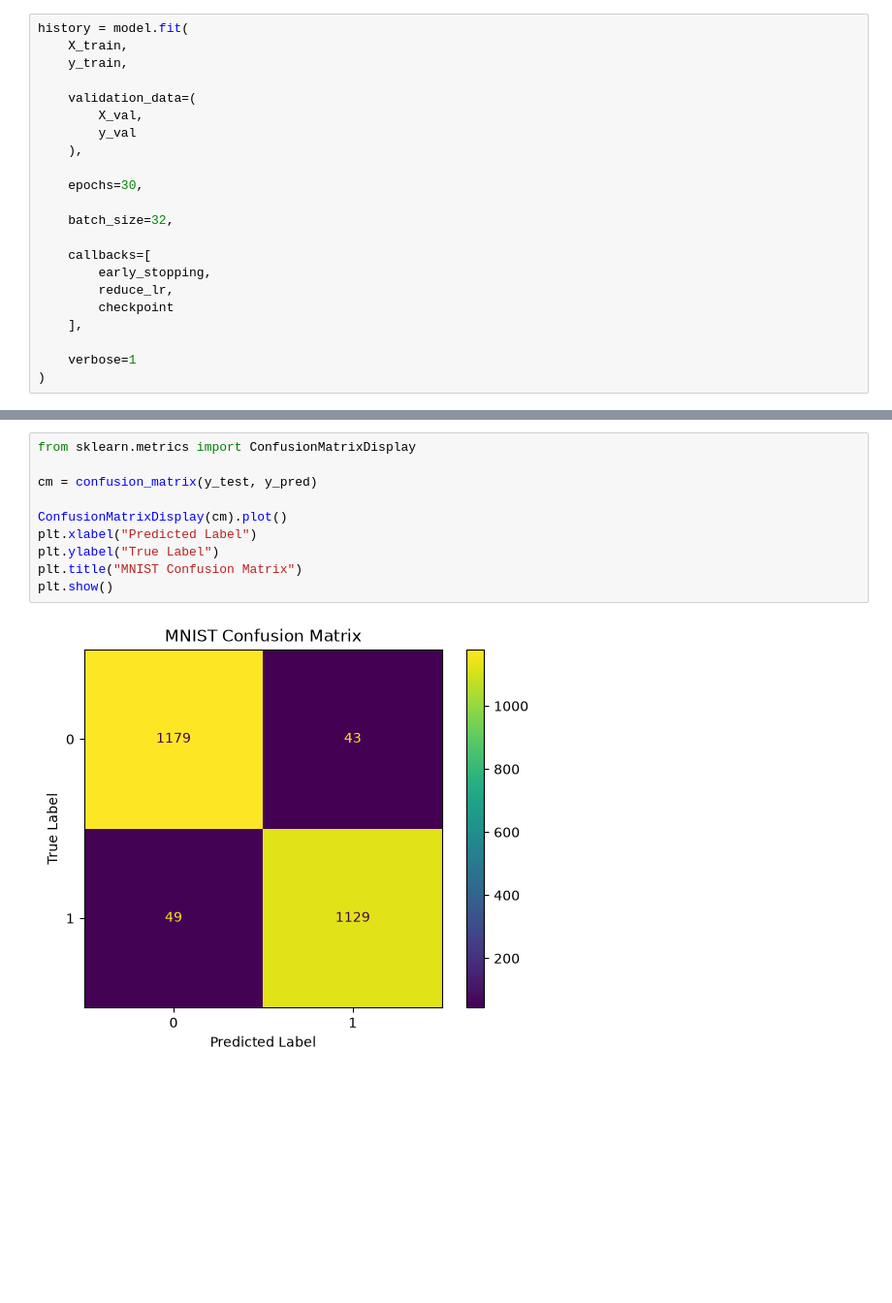
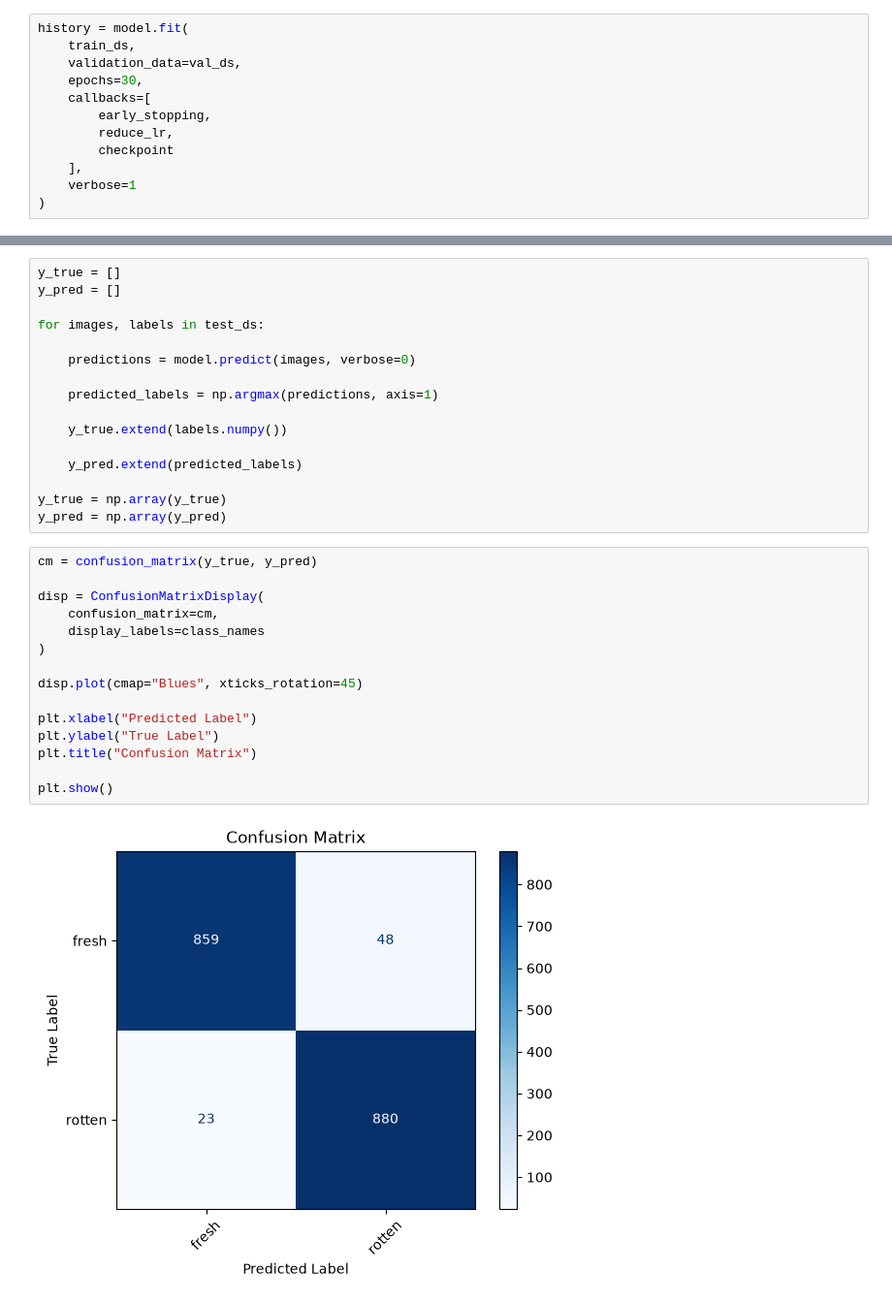
Before and after one commit to shashipreetham123/Freshness-Detection-Notebook, a Jupyter notebook: Building-Model.ipynb, the cells around one changed output, grey strips where cells are left out. Shown at 97% size. Saved outputs shown, nothing was run; the diff lists cells and outputs as text; blank space fills up the shorter version.

```diff
--- a/Building-Model.ipynb
+++ b/Building-Model.ipynb
@@ -237,23 +204,13 @@ checkpoint = ModelCheckpoint(
 )
 # %%
 history = model.fit(
-    X_train,
-    y_train,
-
-    validation_data=(
-        X_val,
-        y_val
-    ),
-
+    train_ds,
+    validation_data=val_ds,
     epochs=30,
-
-    batch_size=32,
-
     callbacks=[
         early_stopping,
         reduce_lr,
         checkpoint
     ],
-
     verbose=1
 )
@@ -277,15 +243,36 @@ y_pred = np.argmax(y_pred_probability, axis=1)
+# %%
+y_true = []
+y_pred = []
+
+for images, labels in test_ds:
+
+    predictions = model.predict(images, verbose=0)
+
+    predicted_labels = np.argmax(predictions, axis=1)
+
+    y_true.extend(labels.numpy())
+
+    y_pred.extend(predicted_labels)
+
+y_true = np.array(y_true)
+y_pred = np.array(y_pred)
 # %%
-from sklearn.metrics import ConfusionMatrixDisplay
+cm = confusion_matrix(y_true, y_pred)
 
-cm = confusion_matrix(y_test, y_pred)
+disp = ConfusionMatrixDisplay(
+    confusion_matrix=cm,
+    display_labels=class_names
+)
 
-ConfusionMatrixDisplay(cm).plot()
+disp.plot(cmap="Blues", xticks_rotation=45)
+
 plt.xlabel("Predicted Label")
 plt.ylabel("True Label")
-plt.title("MNIST Confusion Matrix")
+plt.title("Confusion Matrix")
+
 plt.show()
 # %% [output]
-[figure, old version]
+[figure, new version]
 # %%
 epochs = range(1, len(history.history["accuracy"]) + 1)
 
```
Also changed, not shown: parts of 29 cells of this notebook, 4 other files.
